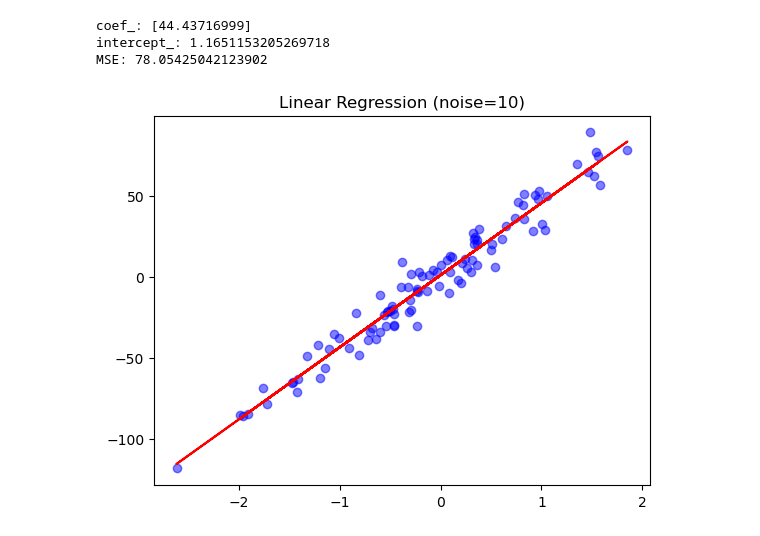
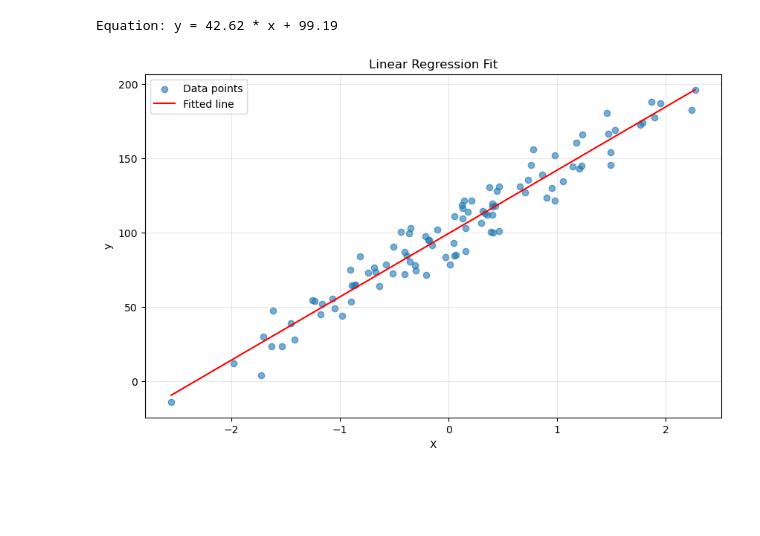
Before and after one commit to steodhiambo/linear-regression, a Jupyter notebook: Notebook_ex02.ipynb, the cells around one changed output. Cells and saved outputs as stored; diff of their text form; code cells hidden in the pictures; blank space fills up the shorter version.

```diff
--- a/Notebook_ex02.ipynb
+++ b/Notebook_ex02.ipynb
@@ -1,28 +24,73 @@
 # %%
 import matplotlib.pyplot as plt
 from sklearn.datasets import make_regression
 from sklearn.linear_model import LinearRegression
-from sklearn.metrics import mean_squared_error
+import numpy as np
 
 # Generate data
-X, y = make_regression(n_samples=100, n_features=1, noise=10, random_state=42)
+X, y, coef = make_regression(n_samples=100,
+                         n_features=1,
+                         n_informative=1,
+                         noise=10,
+                         coef=True,
+                         random_state=0,
+                         bias=100.0)
 
-# Fit model
-model = LinearRegression().fit(X, y)
-y_pred = model.predict(X)
+# Plot the data
+plt.figure(figsize=(10, 6))
+plt.scatter(X, y, alpha=0.6, label='Data points')
 
-# Show results
-print("coef_:", model.coef_)
-print("intercept_:", model.intercept_)
-print("MSE:", mean_squared_error(y, y_pred))
+# Fit a LinearRegression model
+reg = LinearRegression()
+reg.fit(X, y)
 
-# Plot
-plt.scatter(X, y, color="blue", alpha=0.5)
-plt.plot(X, y_pred, color="red")
-plt.title("Linear Regression (noise=10)")
+# Get the equation of the fitted line
+print(f"Equation: y = {reg.coef_[0]:.2f} * x + {reg.intercept_:.2f}")
+
+# Add the fitted line to the plot
+x_line = np.linspace(X.min(), X.max(), 100).reshape(-1, 1)
+y_line = reg.predict(x_line)
+plt.plot(x_line, y_line, color='red', label='Fitted line')
+plt.xlabel('X')
+plt.ylabel('y')
+plt.title('Linear Regression Fit')
+plt.legend()
+plt.grid(True, alpha=0.3)
 plt.show()
+
+# Predict on X
+y_pred = reg.predict(X)
+
+# Create a function to compute Mean Squared Error
+def compute_mse(y_true, y_pred):
+    mse = np.mean((y_true - y_pred) ** 2)
+    return mse
+
+# Compute the MSE on the dataset
+mse = compute_mse(y, y_pred)
+print(f"MSE with noise=10: {mse:.2f}")
+
+# Change noise parameter to 50 and repeat
+X2, y2, coef2 = make_regression(n_samples=100,
+                         n_features=1,
+                         n_informative=1,
+                         noise=50,
+                         coef=True,
+                         random_state=0,
+                         bias=100.0)
+
+# Fit a LinearRegression model on new data
+reg2 = LinearRegression()
+reg2.fit(X2, y2)
+
+print(f"Equation with noise=50: y = {reg2.coef_[0]:.2f} * x + {reg2.intercept_:.2f}")
+
+# Predict on X2
+y_pred2 = reg2.predict(X2)
+
+# Compute the MSE on the new dataset
+mse2 = compute_mse(y2, y_pred2)
+print(f"MSE with noise=50: {mse2:.2f}")
 # %% [output]
-coef_: [44.43716999]
-intercept_: 1.1651153205269718
-MSE: 78.05425042123902
+Equation: y = 42.62 * x + 99.19
-[figure, old version]
+[figure, new version]
```
Also changed, not shown: parts of 2 cells of this notebook, 1 other file.
